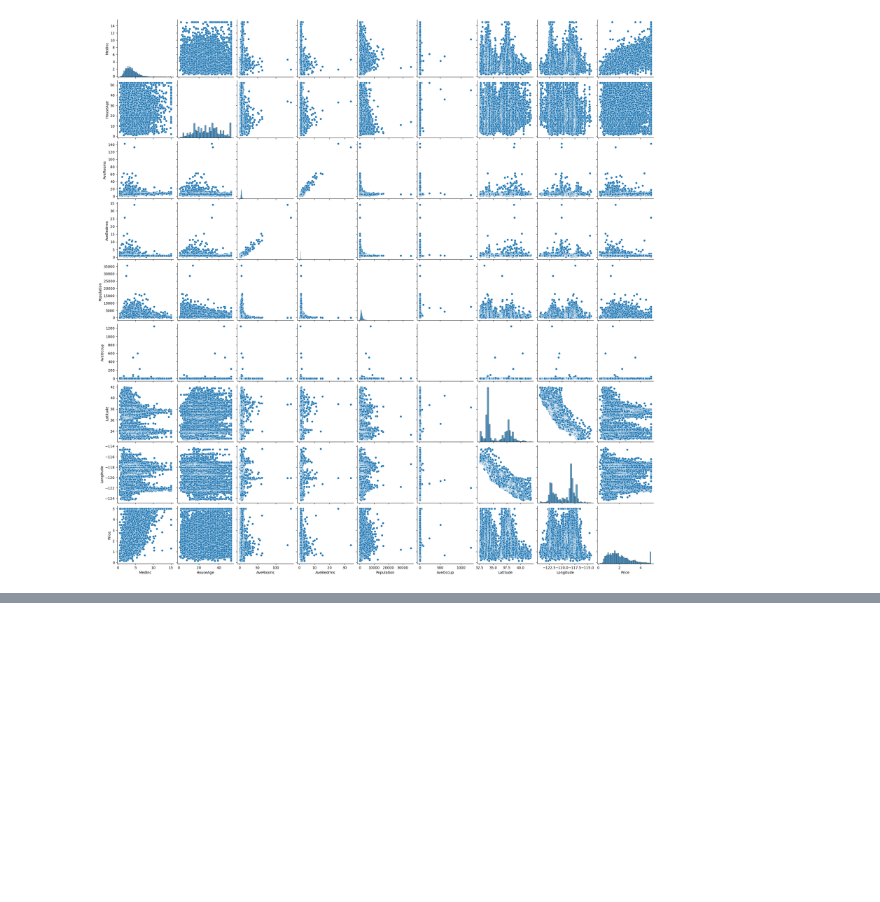
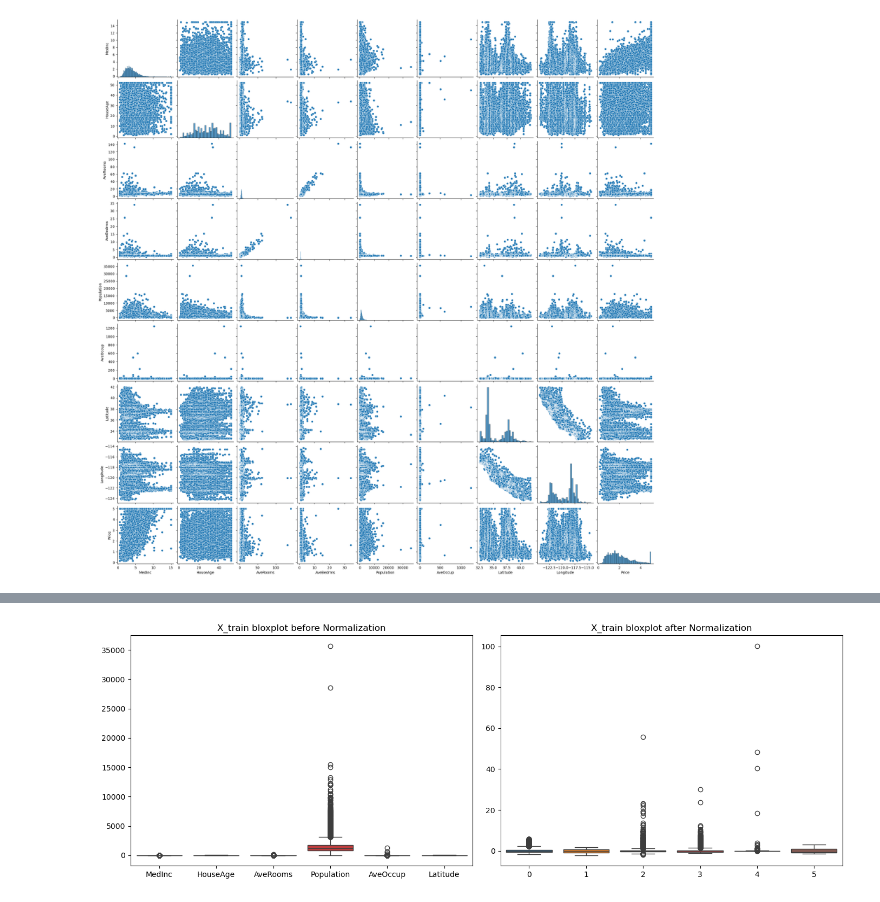
Before and after one commit to rudrapratap601/Analytics-ML-Projects, a Jupyter notebook: house_price_prediction/house_price_prediction_model.ipynb, the cells around one changed output, grey strips where cells are left out. Cells and saved outputs as stored; diff of their text form; code cells hidden in the pictures; blank space fills up the shorter version.

Commit message:
Day 2 : EDA and Model Trainig is done

```diff
--- a/house_price_prediction/house_price_prediction_model.ipynb
+++ b/house_price_prediction/house_price_prediction_model.ipynb
@@ -162,0 +191,4 @@ sns.pairplot(df)
+# %%
+# Spliting the data into independent and dependent features
+X = df.drop(columns=["Price"])
+Y = df["Price"]
@@ -162,0 +226,3 @@ sns.pairplot(df)
+# %%
+# Spliting the data into train and test set
+X_train, X_test, Y_train, Y_test = train_test_split(X, Y, test_size = 0.3, random_state = 42)
@@ -162,0 +291,18 @@ sns.pairplot(df)
+# %%
+# Normalizing the given data point
+scaler = StandardScaler()
+X_train_norm = scaler.fit_transform(X_train)
+# %%
+# Ploting the graph to check
+fig, axes = plt.subplots(nrows = 1, ncols = 2, figsize = (14, 5))
+
+sns.boxplot(X_train, ax = axes[0])
+axes[0].set_title("X_train bloxplot before Normalization")
+
+sns.boxplot(X_train_norm, ax = axes[1])
+axes[1].set_title("X_train bloxplot after Normalization")
+
+plt.tight_layout()
+plt.show()
+# %% [output]
+[figure, added]
```
Also changed, not shown: parts of 17 cells of this notebook.
